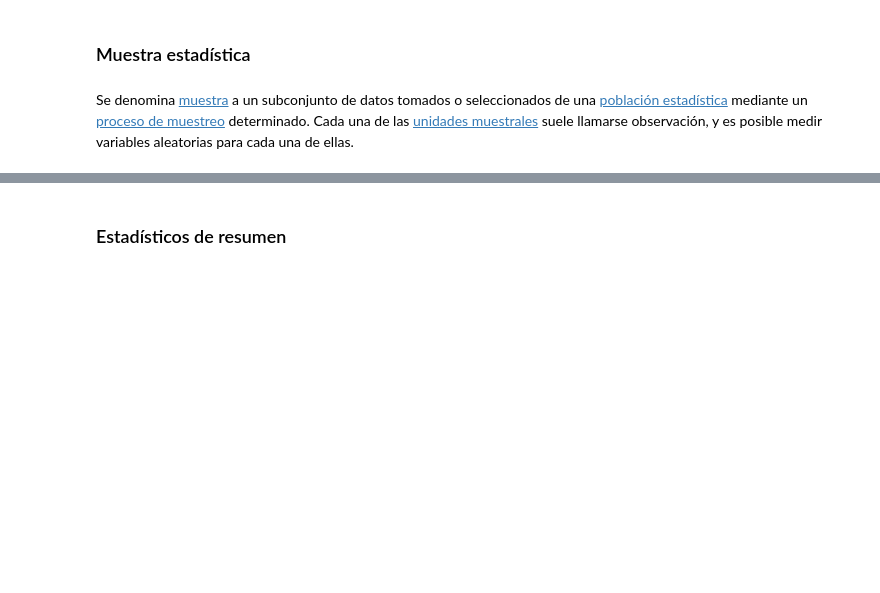
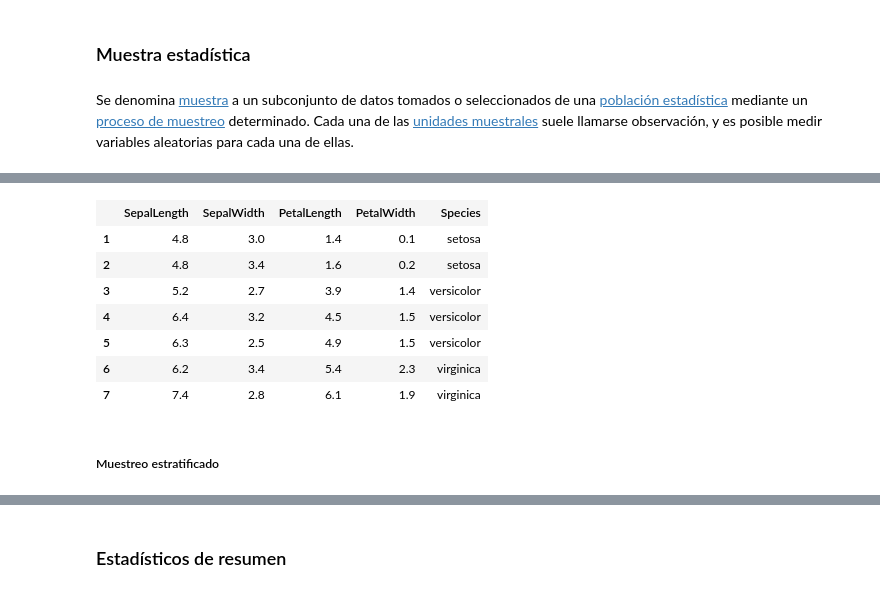
Before and after one commit to diegozea/AnalisisDeDatosCualitativos.jl, a Jupyter notebook: material/I.2.AnalisisDescriptivoDeDatos.ipynb, the cells around one changed output, grey strips where cells are left out. Drawn from its saved outputs; the diff is of its cells as text; code cells hidden in the pictures; blank space fills up the shorter version.

```diff
--- a/material/I.2.AnalisisDescriptivoDeDatos.ipynb
+++ b/material/I.2.AnalisisDescriptivoDeDatos.ipynb
@@ -18,0 +86,2 @@ Se denomina <a href="https://en.wikipedia.org/wiki/Sample_(statistics)">muestra<
+# %%
+n = 7 # Número de muestras
@@ -18,0 +90,6 @@ Se denomina <a href="https://en.wikipedia.org/wiki/Sample_(statistics)">muestra<
+# %%
+@assert n != 0 "El tamaño de la muestra no puede ser 0"
+
+@assert n <= N "La muestra no puede ser superior en tamaño a la población"
+
+k = div(N,n) # Intervalo de muestreo (sampling interval or skip)
@@ -18,0 +98,2 @@ Se denomina <a href="https://en.wikipedia.org/wiki/Sample_(statistics)">muestra<
+# %%
+primero = sample(1:k) # Elijo al azar (con igual probabilidad) un elemento de 1 a k para comenzar
@@ -18,0 +102,3 @@ Se denomina <a href="https://en.wikipedia.org/wiki/Sample_(statistics)">muestra<
+# %%
+# Selecciono los elementos restante a k pasos del primero
+índices = Int[ primero + ((muestra-1) * k) for muestra in 1:n ]
@@ -18,0 +114,13 @@ Se denomina <a href="https://en.wikipedia.org/wiki/Sample_(statistics)">muestra<
+# %%
+iris[índices,:]
+# %% [output]
+|  | SepalLength | SepalWidth | PetalLength | PetalWidth | Species |
+| 1 | 4.8 | 3.0 | 1.4 | 0.1 | setosa |
+| 2 | 4.8 | 3.4 | 1.6 | 0.2 | setosa |
+| 3 | 5.2 | 2.7 | 3.9 | 1.4 | versicolor |
+| 4 | 6.4 | 3.2 | 4.5 | 1.5 | versicolor |
+| 5 | 6.3 | 2.5 | 4.9 | 1.5 | versicolor |
+| 6 | 6.2 | 3.4 | 5.4 | 2.3 | virginica |
+| 7 | 7.4 | 2.8 | 6.1 | 1.9 | virginica |
+# %% [markdown]
+##### Muestreo estratificado
```
Also changed, not shown: parts of 35 cells of this notebook.
